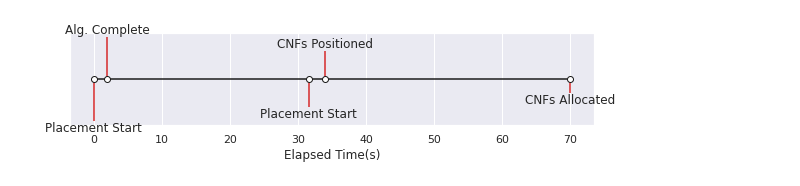
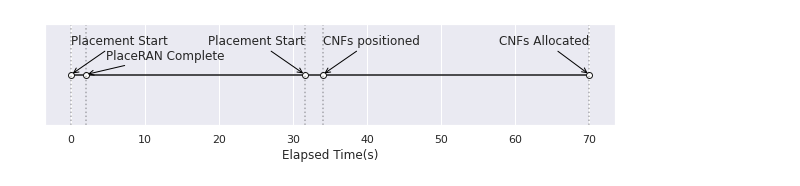
Before and after one commit to my5G/OPlaceRAN, a Jupyter notebook: performance-analysis/article/operator-times/operator_times.ipynb, the cells around one changed output. Saved outputs shown, nothing was run; the diff lists cells and outputs as text; code cells hidden in the pictures.

Commit message:
Adjusted operator times

```diff
--- a/performance-analysis/article/operator-times/operator_times.ipynb
+++ b/performance-analysis/article/operator-times/operator_times.ipynb
@@ -14,30 +14,45 @@ names = ['Placement Start',\
 times = [0, 2, 31.58, 34, 70]
 # %%
 # Choose some nice levels
-levels = np.tile([-0.3, 0.3, -0.2, 0.2, -0.1, 0.1],
-                 int(np.ceil(len(times)/6)))[:len(times)]
+#levels = np.tile([-0.3, 0.3, -0.2, 0.2, -0.1, 0.1],
+#                 int(np.ceil(len(times)/6)))[:len(times)]
 
 # Create figure and plot a stem plot with the date
 fig, ax = plt.subplots(figsize=(8, 2),constrained_layout=True)
 #ax.set(title="Operator initial operations time")
 
-ax.vlines(times, 0, levels, color="tab:red")  # The vertical stems.
+#ax.vlines(times, 0, levels)  # The vertical stems.
 ax.plot(times, np.zeros_like(times), "-o",
         color="k", markerfacecolor="w")  # Baseline and markers on it.
 
 # annotate lines
-for d, l, r in zip(times, levels, names):
-    ax.annotate(r, xy=(d, l),
-                xytext=(-0.3, np.sign(l)*0.3), textcoords="offset points",
-                horizontalalignment="center",
-                verticalalignment="bottom" if l > 0 else "top")
+#for d, l, r in zip(times, levels, names):
+#    ax.annotate(r, xy=(d, l),
+#                xytext=(-0.3, np.sign(l)*0.3), textcoords="offset points",
+#                horizontalalignment="center",
+#                verticalalignment="bottom" if l > 0 else "top")
+
+ax.annotate('Placement Start', xy=(0,0), xytext=(0, 30), textcoords='offset points', arrowprops=dict(arrowstyle='->', color='black'),horizontalalignment="left")
+plt.axvline(x = 0,linestyle ="dotted", color='black', alpha=0.3)
+
+ax.annotate('PlaceRAN Complete', xy=(2,0), xytext=(20, 15), textcoords='offset points', arrowprops=dict(arrowstyle='->', color='black'))
+plt.axvline(x = 2,linestyle ="dotted", color='black', alpha=0.3)
+
+ax.annotate('Placement Start', xy=(31.58,0), xytext=(0, 30), textcoords='offset points', arrowprops=dict(arrowstyle='->', color='black'),horizontalalignment="right")
+plt.axvline(x = 31.58,linestyle ="dotted", color='black', alpha=0.3)
+
+ax.annotate('CNFs positioned', xy=(34,0), xytext=(0, 30), textcoords='offset points', arrowprops=dict(arrowstyle='->', color='black'),horizontalalignment="left")
+plt.axvline(x = 34,linestyle ="dotted", color='black', alpha=0.3)
+
+ax.annotate('CNFs Allocated', xy=(70,0), xytext=(0, 30), textcoords='offset points', arrowprops=dict(arrowstyle='->', color='black'),horizontalalignment="right")
+plt.axvline(x = 70,linestyle ="dotted", color='black', alpha=0.3)
 
 
 # remove y axis and spines
 ax.yaxis.set_visible(False)
 plt.xlabel("Elapsed Time(s)")
 #ax.margins(y=0.1)
 plt.savefig('out/operator_times.pdf', bbox_inches='tight')
 plt.savefig('out/operator_times.png', dpi=300, bbox_inches='tight')
 # %% [output]
-[figure, old version]
+[figure, new version]
```
Also changed, not shown: parts of 1 cell of this notebook, 13 other files.
